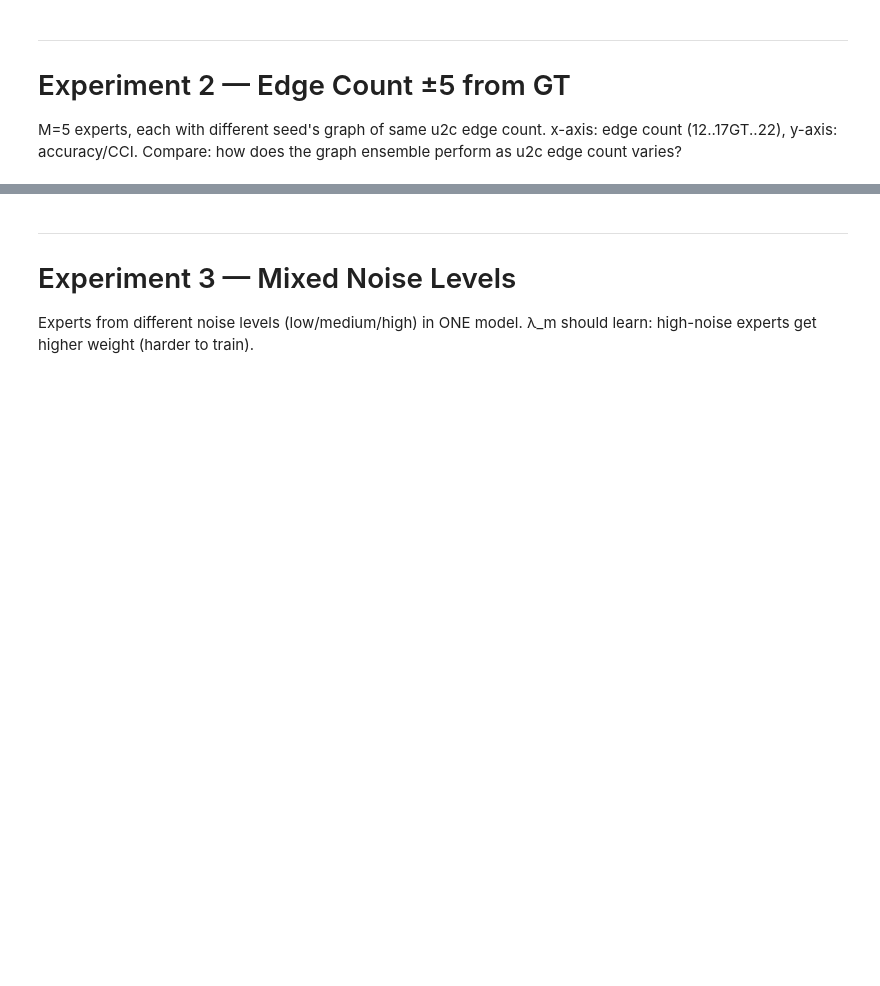
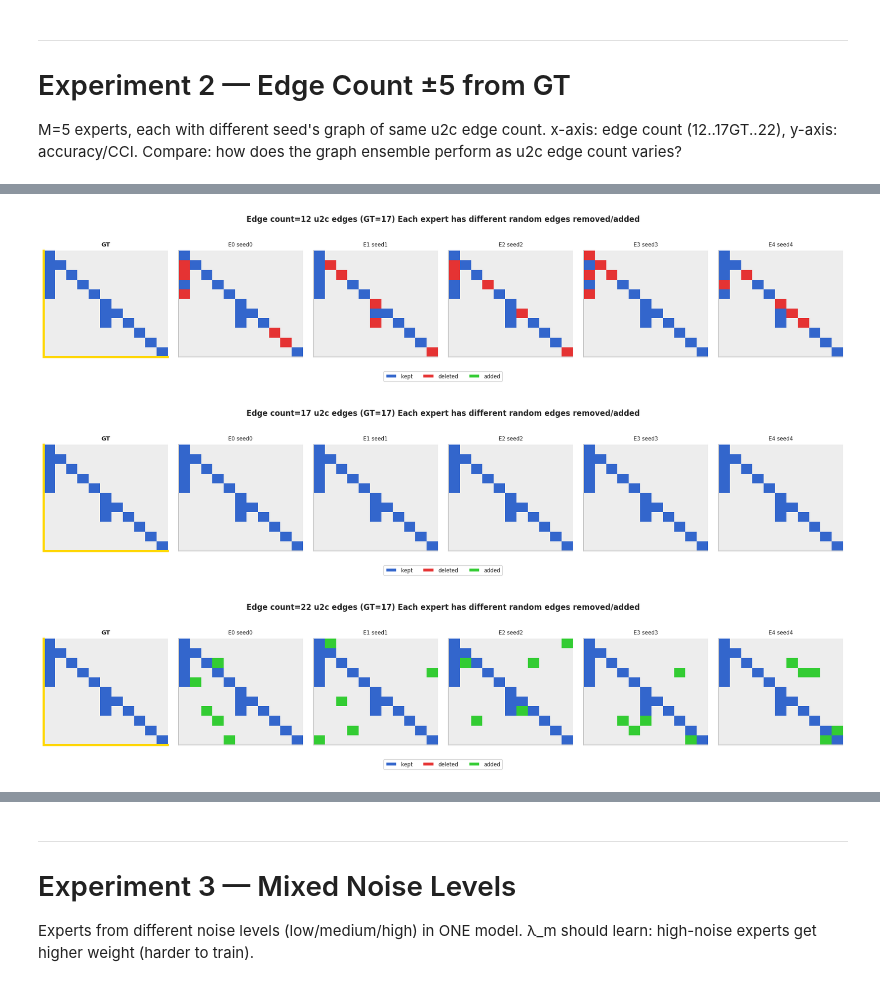
Before and after one commit to daniyaniazi/mCREAM, a Jupyter notebook: notebook/mcream_graph_ensemble_analysis.ipynb, the cells around one changed output, grey strips where cells are left out. Drawn from its saved outputs; the diff is of its cells as text; code cells hidden in the pictures; blank space fills up the shorter version.

```diff
--- a/notebook/mcream_graph_ensemble_analysis.ipynb
+++ b/notebook/mcream_graph_ensemble_analysis.ipynb
@@ -311,18 +329,18 @@ exp2_df = load_edge_count_results(EXPERIMENTS_ROOT)
 # %%
 # Show expert graphs for a specific edge count
 # Each expert has different random edges removed/added at the same total count
 edge_counts_to_show = [12, 17, 22]  # GT-5, GT, GT+5
 graphs_base = GRAPHS_ROOT / 'expert_graphs' / 'graph_ensemble_edge_count'
 
 for count in edge_counts_to_show:
     d = graphs_base / f'u2c_{count}edges'
     if not d.exists(): print(f'Graphs not found: {d}'); continue
-    dirs_and_indices = [(d, m, f'E{m}
-seed{m}') for m in range(N_EXPERTS)]
-    show_expert_dags(dirs_and_indices,
-                     f'Edge count={count} u2c edges (GT=17)
-'
-                     f'Each expert has different random edges removed/added')
+    dirs_and_indices = [(d, m, f'E{m} seed{m}') for m in range(N_EXPERTS)]
+    show_expert_dags(dirs_and_indices, f'Edge count={count} u2c edges (GT=17) Each expert has different random edges removed/added')
+# %% [output]
+[figure, added]
+[figure, added]
+[figure, added]
 # %%
 if len(exp2_df)==0:
     print('No Exp2 data yet.')
```
Also changed, not shown: parts of 9 cells of this notebook, 1 other file.
